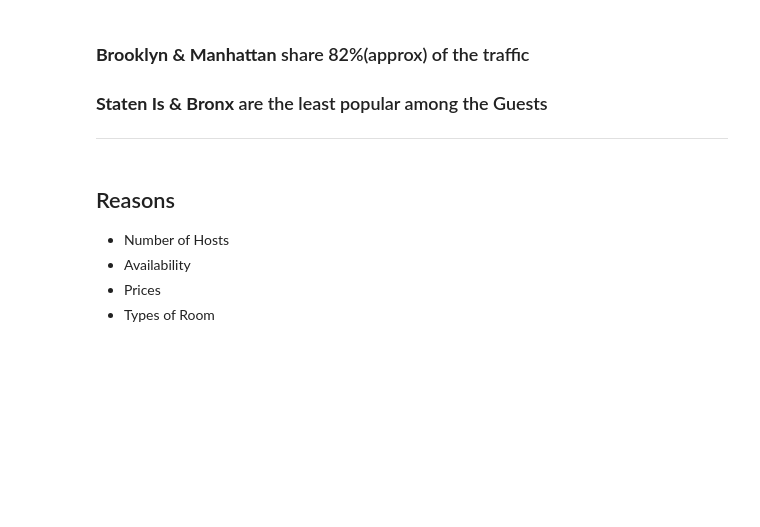
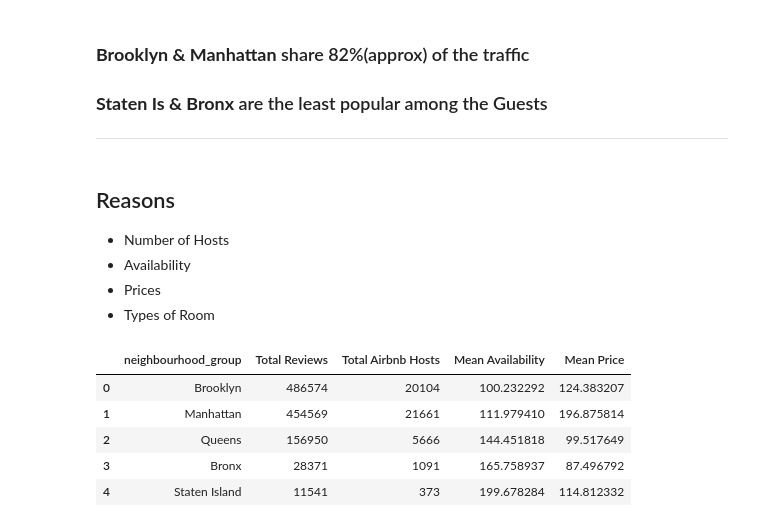
Before and after one commit to mohd-sahil/Airbnb-Bookings-Analysis-EDA, a Jupyter notebook: Airbnb_Bookings_Analysis_Capstone_Project.ipynb, the cells around one changed output. Cells and saved outputs as stored; diff of their text form; code cells hidden in the pictures; blank space fills up the shorter version.

```diff
--- a/Airbnb_Bookings_Analysis_Capstone_Project.ipynb
+++ b/Airbnb_Bookings_Analysis_Capstone_Project.ipynb
@@ -407,3 +407,25 @@ plt.show()
 *   Availability
 *   Prices
 *   Types of Room
+# %%
+'''
+
+By joining the dataframes calcualted above,
+the variations in traffic can be analyzed
+
+'''
+
+result = pd.merge(df_nghGrp_num_rvws, df_nghGrp_host, how="inner")
+
+result_avalb = pd.merge(result, df_nghGrp_avlbl, how="inner")
+
+result_avalb_price = pd.merge(result_avalb, df_nghgrp_price, how="inner")
+
+result_avalb_price
+# %% [output]
+|  | neighbourhood_group | Total Reviews | Total Airbnb Hosts | Mean Availability | Mean Price |
+| 0 | Brooklyn | 486574 | 20104 | 100.232292 | 124.383207 |
+| 1 | Manhattan | 454569 | 21661 | 111.979410 | 196.875814 |
+| 2 | Queens | 156950 | 5666 | 144.451818 | 99.517649 |
+| 3 | Bronx | 28371 | 1091 | 165.758937 | 87.496792 |
+| 4 | Staten Island | 11541 | 373 | 199.678284 | 114.812332 |
```
Also changed, not shown: parts of 4 cells of this notebook.
